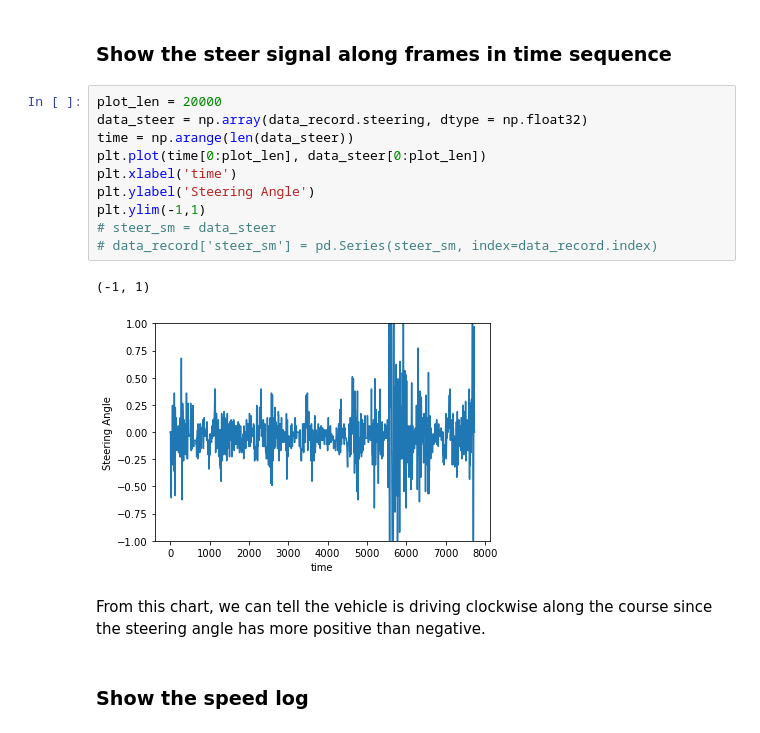
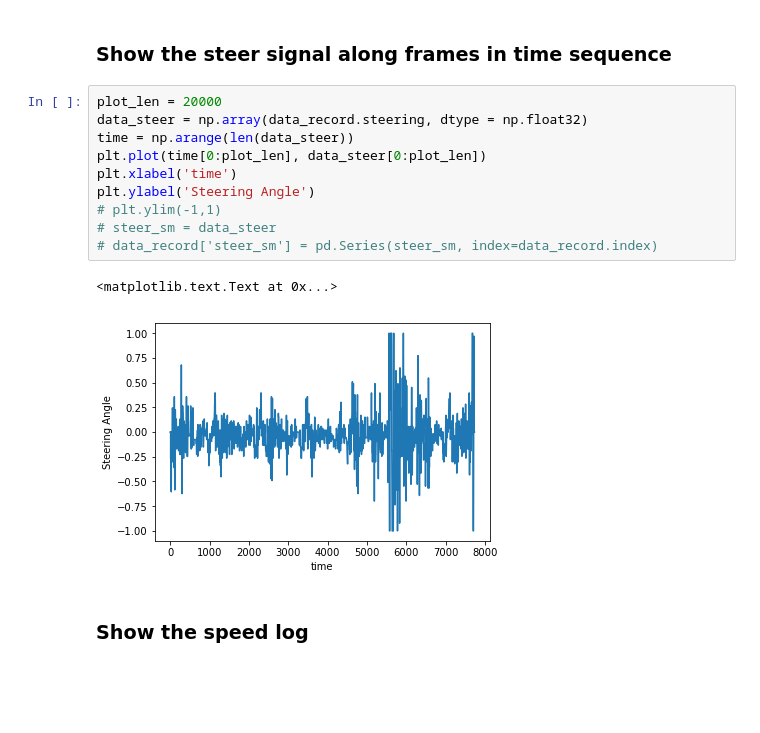
Before and after one commit to OwenHua666/CarND-Behavioral-Cloning-P3, a Jupyter notebook: BehaviorClone_model.ipynb, the cells around one changed output. Cells and saved outputs as stored; diff of their text form; blank space fills up the shorter version.

```diff
--- a/BehaviorClone_model.ipynb
+++ b/BehaviorClone_model.ipynb
@@ -38,18 +38,16 @@ test_data = data_record[0:5]
 # %%
 plot_len = 20000
 data_steer = np.array(data_record.steering, dtype = np.float32)
 time = np.arange(len(data_steer))
 plt.plot(time[0:plot_len], data_steer[0:plot_len])
 plt.xlabel('time')
 plt.ylabel('Steering Angle')
-plt.ylim(-1,1)
+# plt.ylim(-1,1)
 # steer_sm = data_steer
 # data_record['steer_sm'] = pd.Series(steer_sm, index=data_record.index)
 # %% [output]
-(-1, 1)
+<matplotlib.text.Text at 0x...>
-[figure, old version]
+[figure, new version]
-# %% [markdown]
-From this chart, we can tell the vehicle is driving clockwise along the course since the steering angle has more positive than negative.
 # %% [markdown]
 ### Show the speed log
 # %%
```
Also changed, not shown: parts of 8 cells of this notebook, 2 other files.
